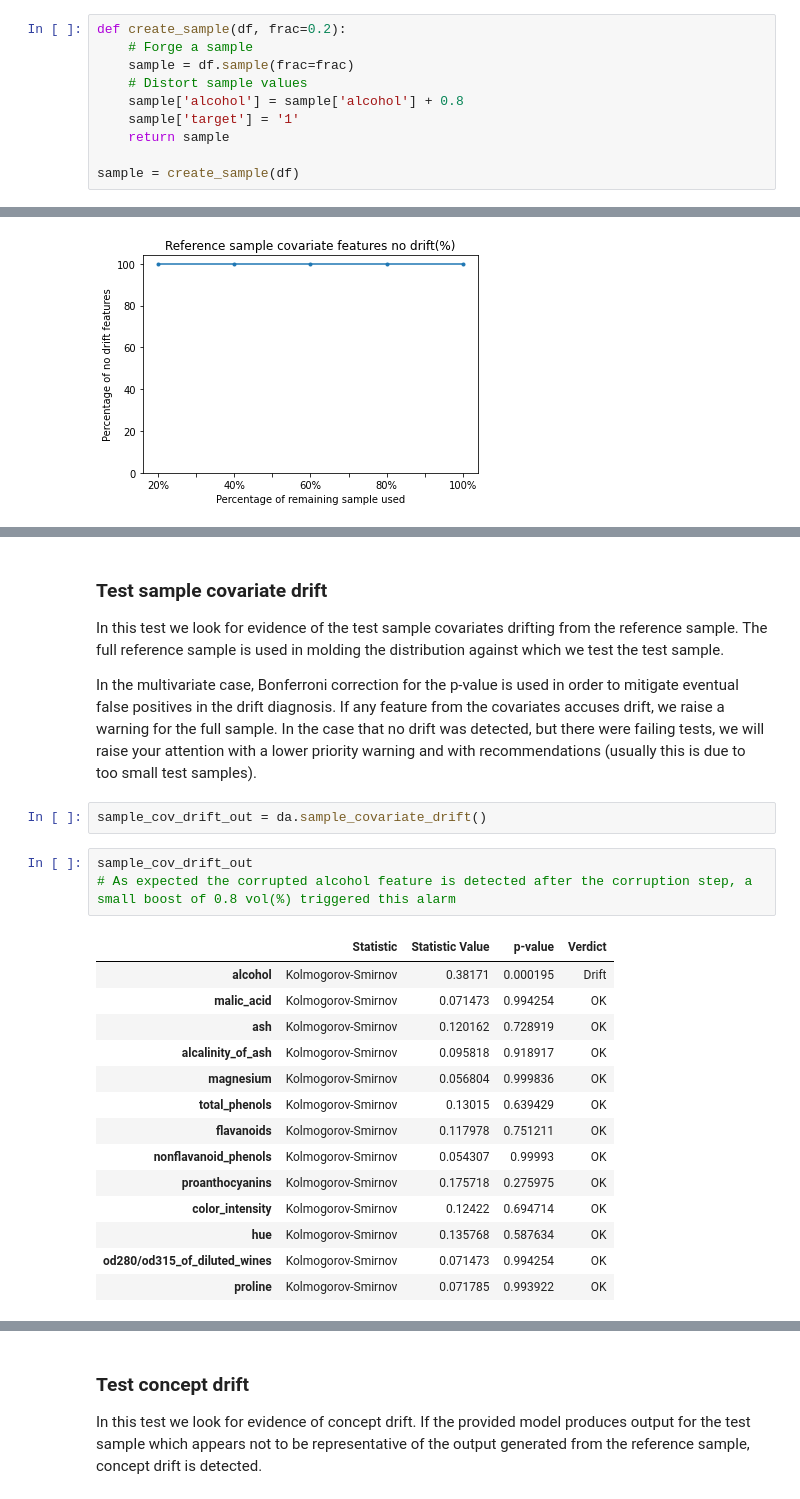
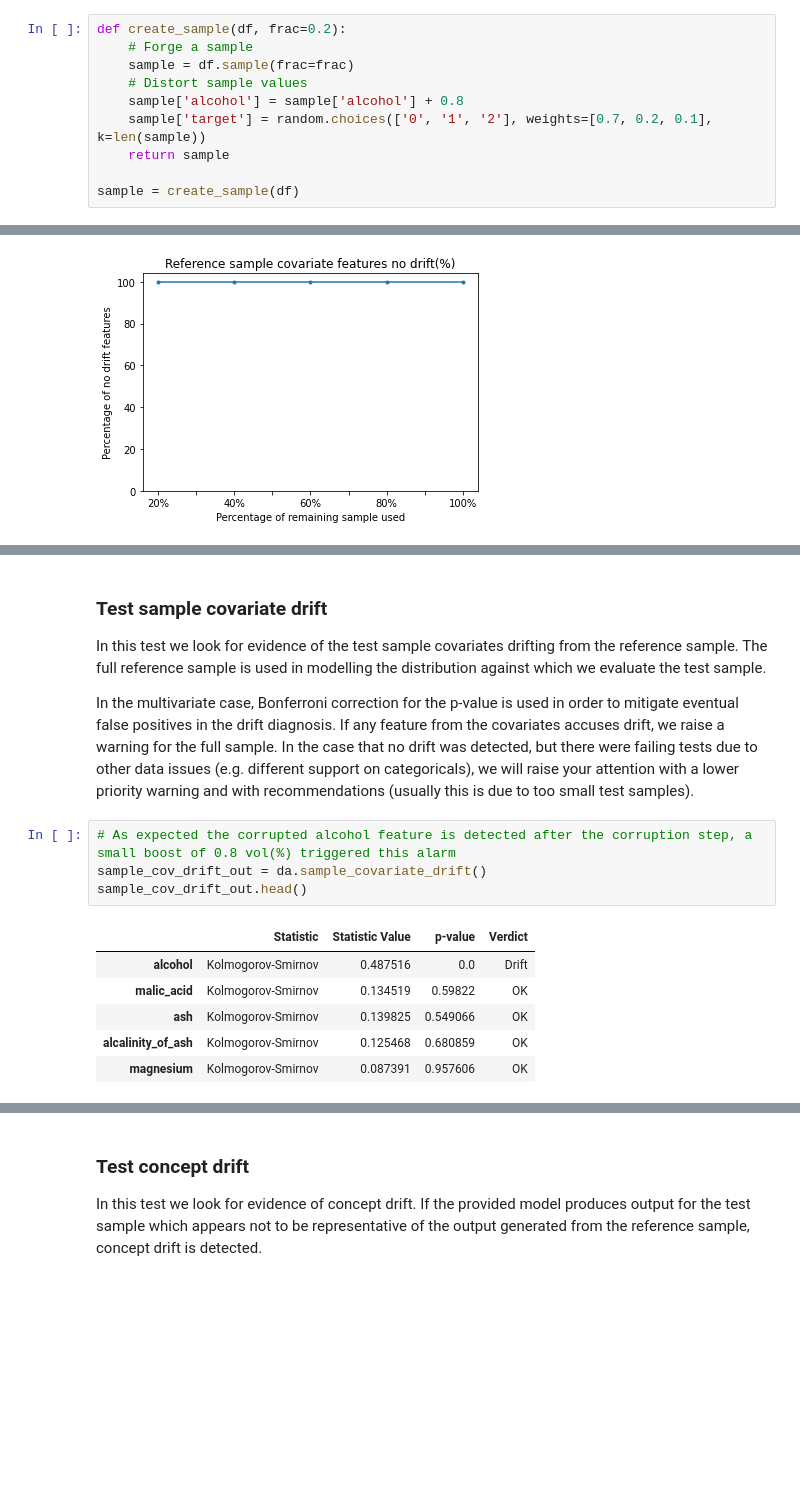
Before and after one commit to ydataai/ydata-quality, a Jupyter notebook: tutorials/drift.ipynb, the cells around one changed output, grey strips where cells are left out. Cells and saved outputs as stored; diff of their text form; blank space fills up the shorter version.

```diff
--- a/tutorials/drift.ipynb
+++ b/tutorials/drift.ipynb
@@ -75,7 +76,7 @@ def create_sample(df, frac=0.2):
     sample = df.sample(frac=frac)
     # Distort sample values
     sample['alcohol'] = sample['alcohol'] + 0.8
-    sample['target'] = '1'
+    sample['target'] = random.choices(['0', '1', '2'], weights=[0.7, 0.2, 0.1], k=len(sample))
     return sample
 
 sample = create_sample(df)
@@ -153,31 +136,22 @@ ref_label_drift_out = da.ref_label_drift()
 ### Test sample covariate drift
 
 In this test we look for evidence of the test sample covariates drifting from the reference sample.
-The full reference sample is used in molding the distribution against which we test the test sample.
+The full reference sample is used in modelling the distribution against which we evaluate the test sample.
 
 In the multivariate case, Bonferroni correction for the p-value is used in order to mitigate eventual false positives in the drift diagnosis.
 If any feature from the covariates accuses drift, we raise a warning for the full sample.
-In the case that no drift was detected, but there were failing tests, we will raise your attention with a lower priority warning and with recommendations (usually this is due to too small test samples).
+In the case that no drift was detected, but there were failing tests due to other data issues (e.g. different support on categoricals), we will raise your attention with a lower priority warning and with recommendations (usually this is due to too small test samples).
-# %%
-sample_cov_drift_out = da.sample_covariate_drift()
 # %%
-sample_cov_drift_out
 # As expected the corrupted alcohol feature is detected after the corruption step, a small boost of 0.8 vol(%) triggered this alarm
+sample_cov_drift_out = da.sample_covariate_drift()
+sample_cov_drift_out.head()
 # %% [output]
 |  | Statistic | Statistic Value | p-value | Verdict |
-| alcohol | Kolmogorov-Smirnov | 0.38171 | 0.000195 | Drift |
-| malic_acid | Kolmogorov-Smirnov | 0.071473 | 0.994254 | OK |
-| ash | Kolmogorov-Smirnov | 0.120162 | 0.728919 | OK |
-| alcalinity_of_ash | Kolmogorov-Smirnov | 0.095818 | 0.918917 | OK |
-| magnesium | Kolmogorov-Smirnov | 0.056804 | 0.999836 | OK |
-| total_phenols | Kolmogorov-Smirnov | 0.13015 | 0.639429 | OK |
-| flavanoids | Kolmogorov-Smirnov | 0.117978 | 0.751211 | OK |
-| nonflavanoid_phenols | Kolmogorov-Smirnov | 0.054307 | 0.99993 | OK |
-| proanthocyanins | Kolmogorov-Smirnov | 0.175718 | 0.275975 | OK |
-| color_intensity | Kolmogorov-Smirnov | 0.12422 | 0.694714 | OK |
-| hue | Kolmogorov-Smirnov | 0.135768 | 0.587634 | OK |
-| od280/od315_of_diluted_wines | Kolmogorov-Smirnov | 0.071473 | 0.994254 | OK |
-| proline | Kolmogorov-Smirnov | 0.071785 | 0.993922 | OK |
+| alcohol | Kolmogorov-Smirnov | 0.487516 | 0.0 | Drift |
+| malic_acid | Kolmogorov-Smirnov | 0.134519 | 0.59822 | OK |
+| ash | Kolmogorov-Smirnov | 0.139825 | 0.549066 | OK |
+| alcalinity_of_ash | Kolmogorov-Smirnov | 0.125468 | 0.680859 | OK |
+| magnesium | Kolmogorov-Smirnov | 0.087391 | 0.957606 | OK |
 # %% [markdown]
 ### Test sample label drift
 
```
Also changed, not shown: parts of 17 cells of this notebook.
